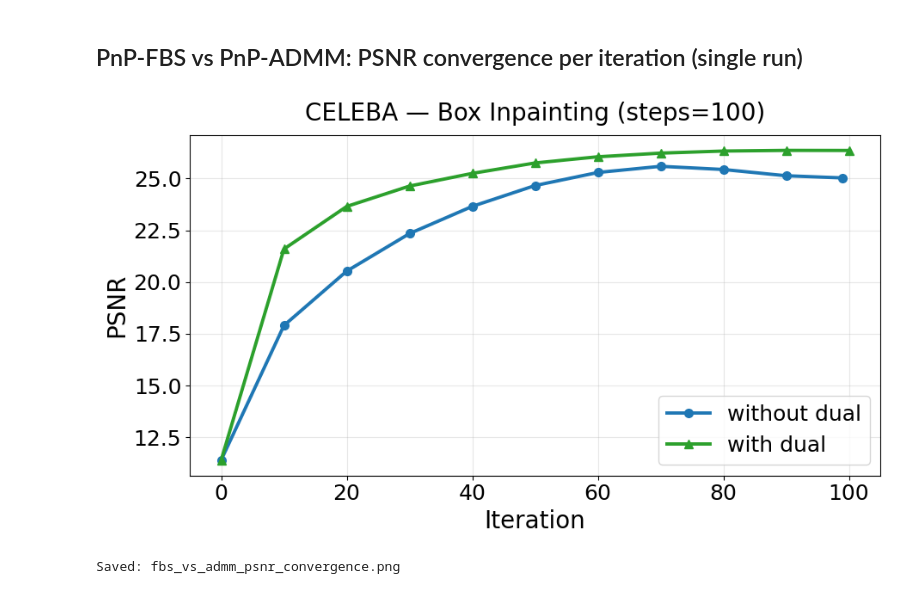
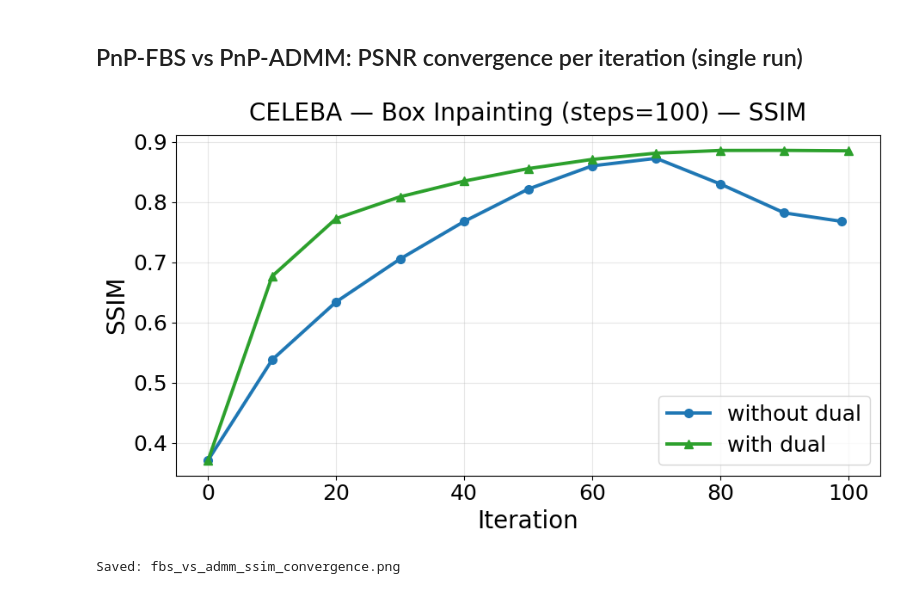
Before and after one commit to dibyanshu100/PnP_ConsensusFlow, a Jupyter notebook: graphs.ipynb, the cells around one changed output. Drawn from its saved outputs; the diff is of its cells as text; code cells hidden in the pictures.

```diff
--- a/graphs.ipynb
+++ b/graphs.ipynb
@@ -246,26 +246,26 @@ Saved: fbs_vs_admm_psnr_vs_steps.png
 # %%
 RUNS = [
     {
         "title": "CELEBA — Box Inpainting (steps=100)",
         "fbs_dir": Path(
             "results_dual_analysis/celeba/ot/inpainting/pnp_flow_fbs/test/"
             "steps_pnp=100/lr_pnp=1.0/gamma_style=alpha_1_minus_t/"
             "num_samples=5/alpha=0.5/adaptive_noise=True"
         ),
         "admm_dir": Path(
             "results_dual_analysis/celeba/ot/inpainting/pnp_flow_admm/test/"
             "steps_pnp=100/rho_admm=50/max_cgiter=10/cg_tol=1e-05/"
             "save_norms_admm=False/adaptive_noise=True/deterministic_noise=False/"
             "t_schedule_gamma=1.0/admm_gd_steps=10/beta_rho=2.5/"
             "early_stopping=False/num_denoiser_calls=5"
         ),
     },
 ]
 
 gu.plot_fbs_vs_admm_psnr_convergence(
     runs=RUNS,
-    metric="psnr",
+    metric="ssim",
 )
 # %% [output]
-[figure, old version]
+[figure, new version]
-Saved: fbs_vs_admm_psnr_convergence.png
+Saved: fbs_vs_admm_ssim_convergence.png
```
Also changed, not shown: 1 other file.
